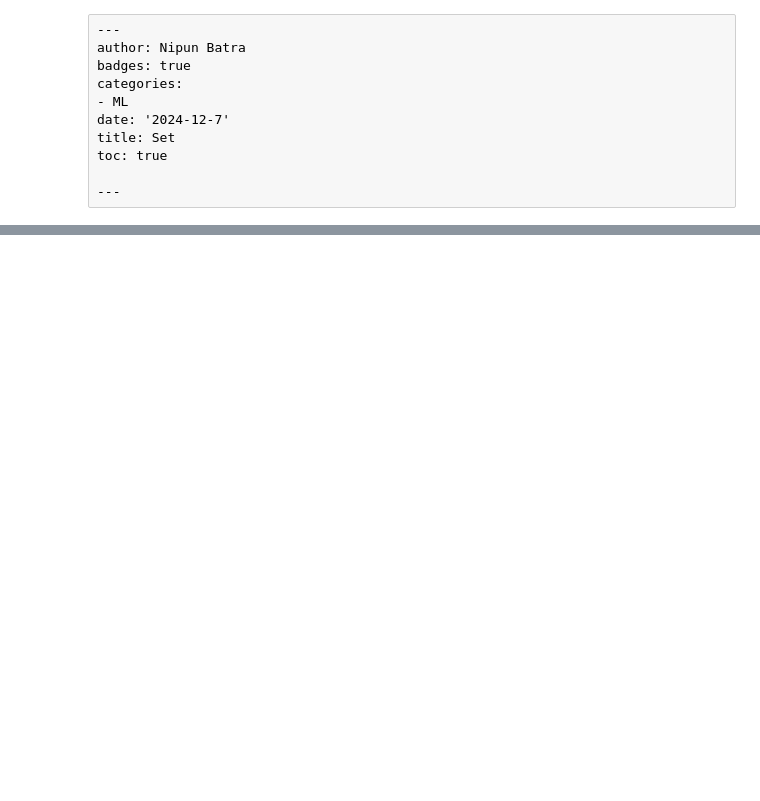
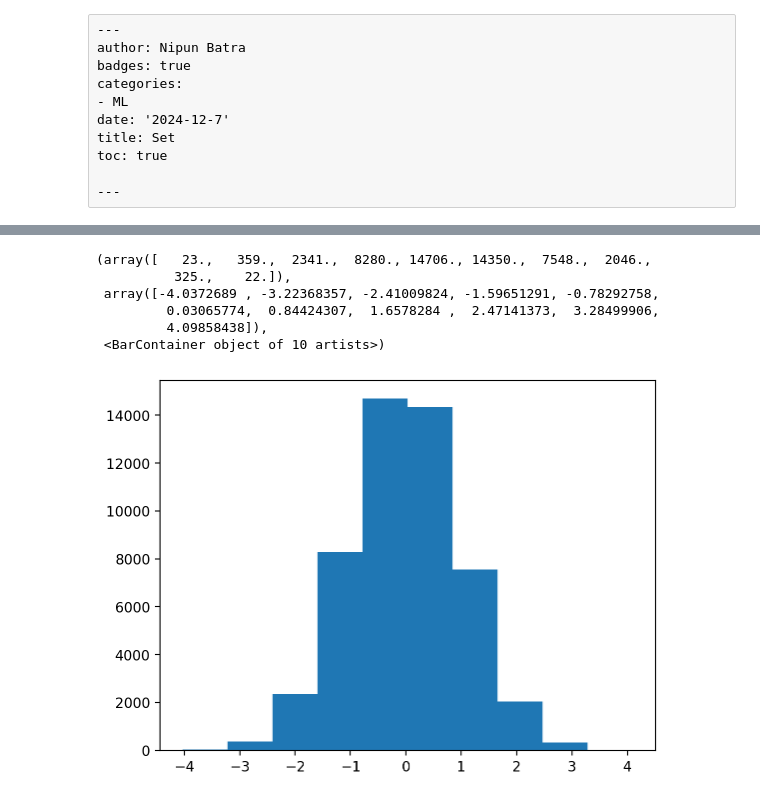
Before and after one commit to nipunbatra/psdv-teaching, a Jupyter notebook: notebooks/set.ipynb, the cells around one changed output, grey strips where cells are left out. Cells and saved outputs as stored; diff of their text form; code cells hidden in the pictures; blank space fills up the shorter version.

```diff
--- a/notebooks/set.ipynb
+++ b/notebooks/set.ipynb
@@ -19,0 +90,11 @@ import pandas as pd
+# %%
+samples_normal = np.random.randn(50000)
+plt.hist(samples_normal)
+# %% [output]
+(array([   23.,   359.,  2341.,  8280., 14706., 14350.,  7548.,  2046.,
+          325.,    22.]),
+ array([-4.0372689 , -3.22368357, -2.41009824, -1.59651291, -0.78292758,
+         0.03065774,  0.84424307,  1.6578284 ,  2.47141373,  3.28499906,
+         4.09858438]),
+ <BarContainer object of 10 artists>)
+[figure, added]
```
Also changed, not shown: parts of 81 cells of this notebook.
